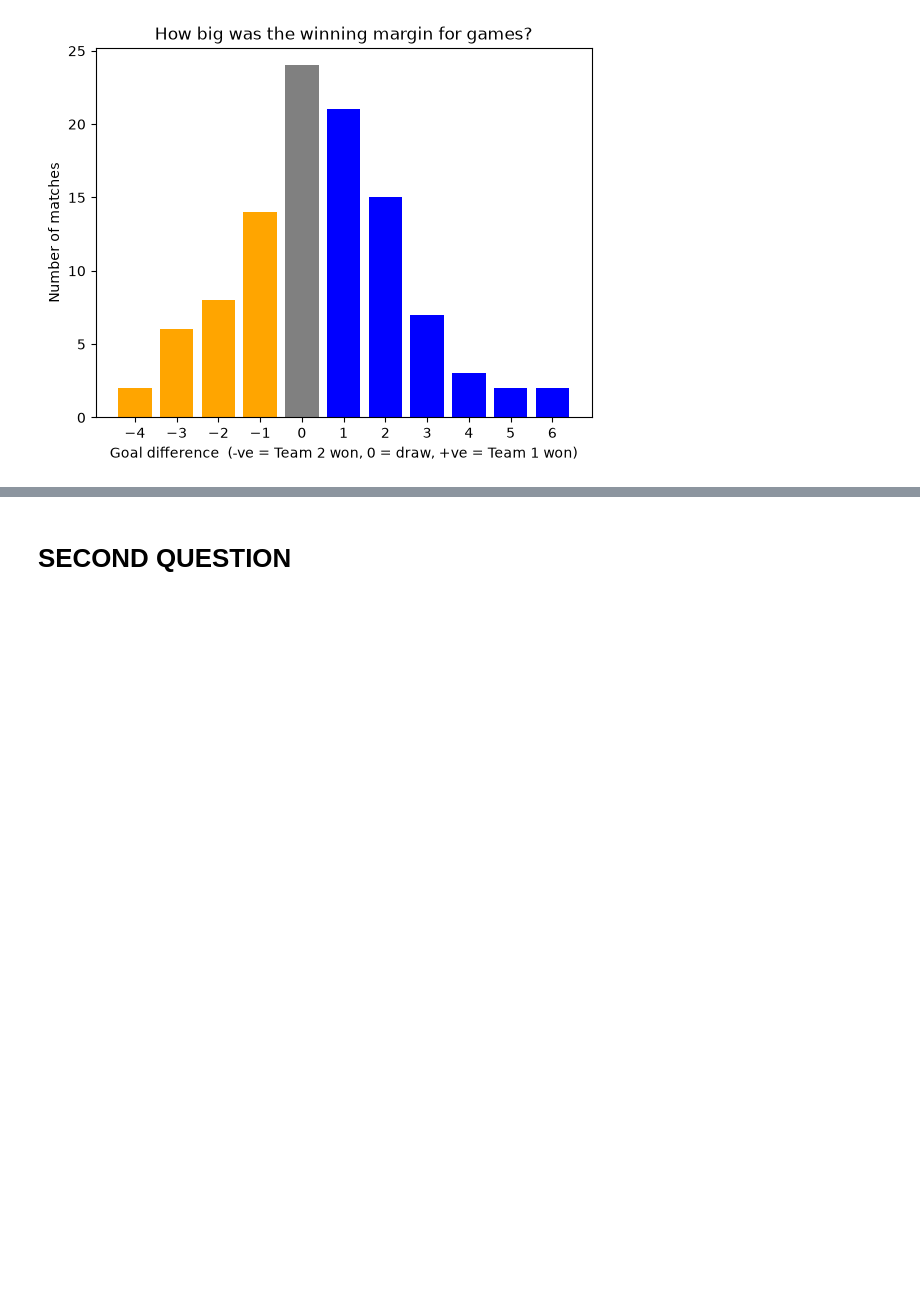
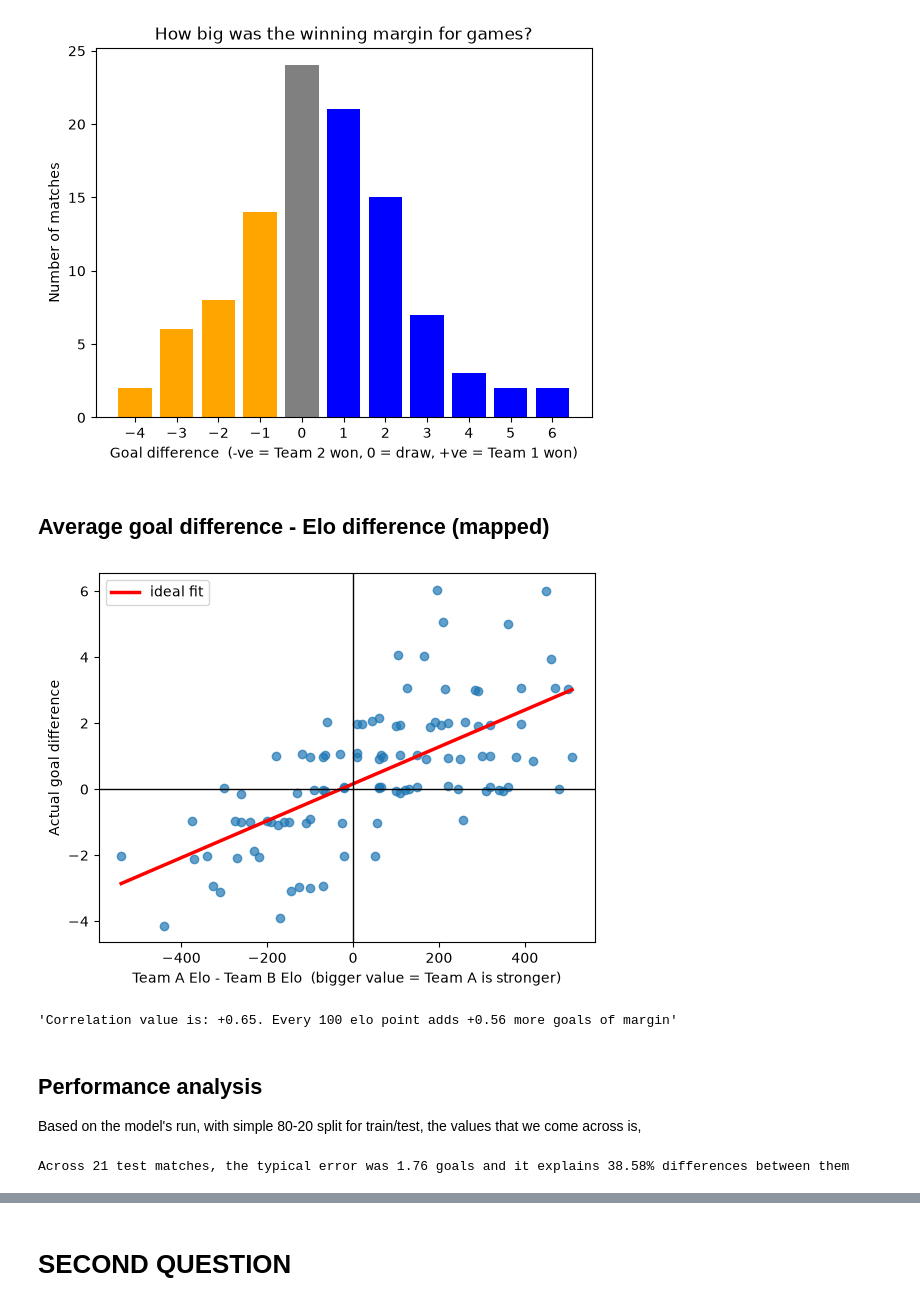
Before and after one commit to qualiky/fifa-world-cup-2026-analysis, a Jupyter notebook: notebooks/sandys-notebook.ipynb, the cells around one changed output, grey strips where cells are left out. Drawn from its saved outputs; the diff is of its cells as text; code cells hidden in the pictures; blank space fills up the shorter version.

Commit message:
finished q2 analysis

```diff
--- a/notebooks/sandys-notebook.ipynb
+++ b/notebooks/sandys-notebook.ipynb
@@ -264,3 +279,35 @@ ax.set_xticks(margin_counts.index)
 plt.show()
 # %% [output]
 [figure]
+# %% [markdown]
+## Average goal difference - Elo difference (mapped)
+# %%
+x = final_dataset["elo_rating_difference"]
+slope, intercept = np.polyfit(x, y, 1)
+r_elo = x.corr(y)
+
+fig, axs = plt.subplots()
+rng = np.random.default_rng(PERMA_SEED)
+axs.scatter(x, y + rng.normal(0, 0.08, len(y)), alpha=0.7)
+xs = np.linspace(x.min(), x.max(), 50)
+axs.plot(xs, intercept + slope * xs, color="red", lw=2.5, label="ideal fit")
+axs.axhline(0, color="black", lw=1)
+axs.axvline(0, color="black", lw=1)
+axs.set_xlabel("Team A Elo - Team B Elo  (bigger value = Team A is stronger)")
+axs.set_ylabel("Actual goal difference")
+axs.legend()
+plt.show()
+# %% [output]
+[figure, added]
+# %%
+display(f'Correlation value is: {r_elo:+.2f}. Every 100 elo point adds {(slope * 100):+.2f} more goals of margin')
+# %% [output]
+'Correlation value is: +0.65. Every 100 elo point adds +0.56 more goals of margin'
+# %% [markdown]
+## Performance analysis
+
+Based on the model's run, with simple 80-20 split for train/test, the values that we come across is,
+# %%
+print(f'Across {len(y_test)} test matches, the typical error was {rmse_v:.2f} goals and it explains {r2*100:.2f}% differences between them')
+# %% [output]
+Across 21 test matches, the typical error was 1.76 goals and it explains 38.58% differences between them
```
Also changed, not shown: parts of 22 cells of this notebook, 3 other files.
